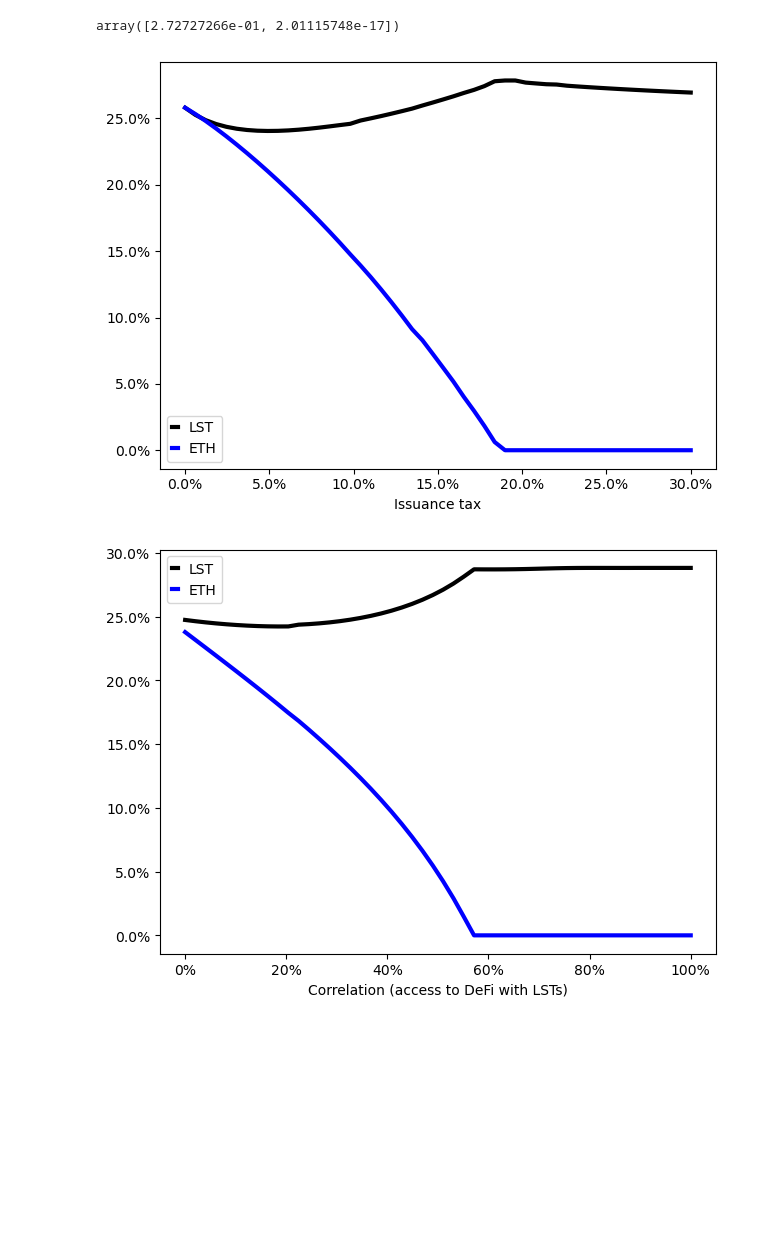
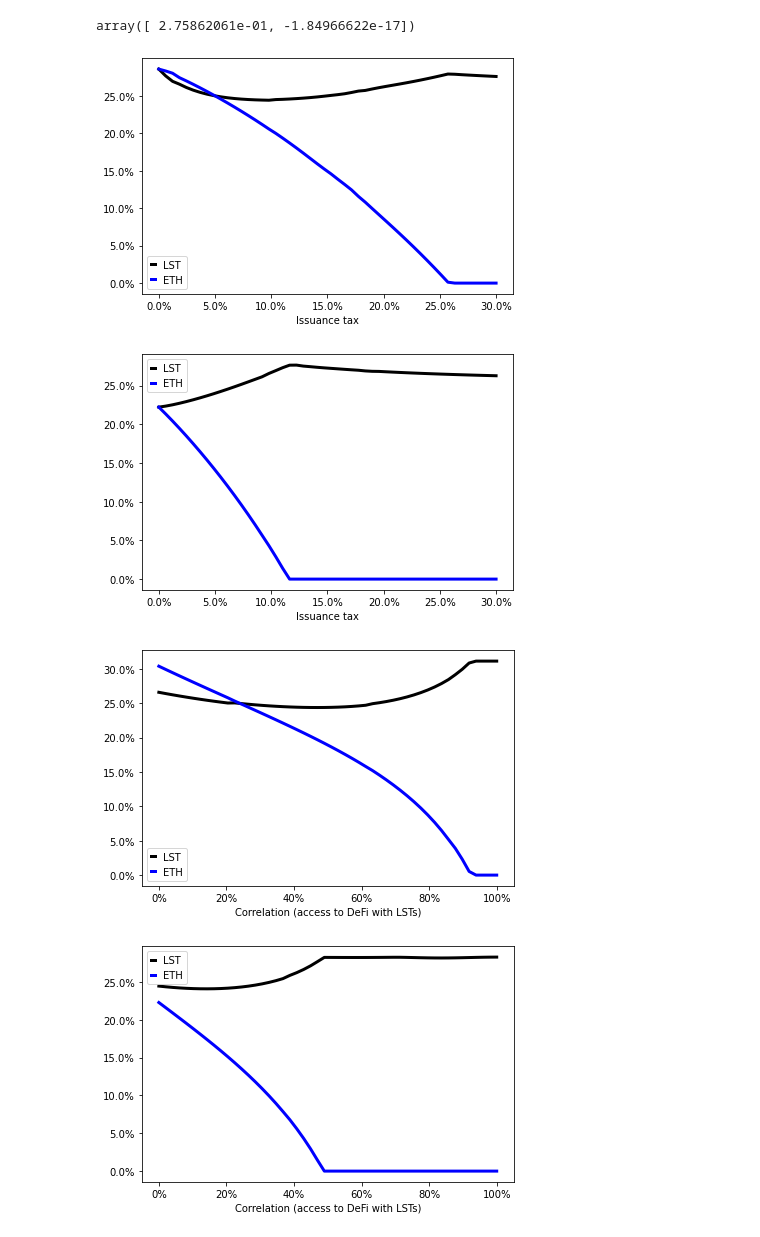
Before and after one commit to FDR0903/staking_talk, a Jupyter notebook: code/genPics.ipynb, the cells around one changed output. Cells and saved outputs as stored; diff of their text form; code cells hidden in the pictures; blank space fills up the shorter version.

```diff
--- a/code/genPics.ipynb
+++ b/code/genPics.ipynb
@@ -23,7 +23,7 @@ mudol    = .1
 mui      = .3
 sigmadol = .5
 rho      = .4
-a        = .01
+a        = 0 #.01
 b        = a
 
 from scipy.optimize import LinearConstraint
@@ -34,41 +34,69 @@ res = minimize(lambda thetas: tomin(thetas, mudol, mui, sigmadol, rho, a, b),  [
 #, method='nelder-mead',               options={'xatol': 1e-8, 'disp': True}
 res.x
 # %% [output]
-array([2.72727266e-01, 2.01115748e-17])
+array([ 2.75862061e-01, -1.84966622e-17])
 # %%
 mudol    = .1
 mui      = .3
 sigmadol = .5
 rho      = .4
-a        = .02
+a        = 0 #.02
 b        = a
 
 muis = np.linspace(0, .3)
 
 thetas = [minimize(lambda thetas: tomin(thetas, mudol, mui, sigmadol, rho, a, b),  [0.5,0.5], constraints = [linear_constraint]).x for mui  in muis]
 
 fig, ax = plt.subplots(1, 1)
 
 def minmiax(x):
     return min(max(x, 0), 1)
 
 ax.plot(muis, [theta[0] for theta in thetas], color='k', lw=3)
 ax.plot(muis, [theta[1] for theta in thetas], color='b', lw=3)
 
 ax.xaxis.set_major_formatter(mtick.PercentFormatter(1))
 ax.yaxis.set_major_formatter(mtick.PercentFormatter(1))
 ax.legend(['LST','ETH'], handlelength=0.4)
 ax.set_xlabel('Issuance tax')
 plt.tight_layout()
-plt.savefig('issuance.png')
+plt.savefig('issuance_nocost.png')
 # %% [output]
-[figure, old version]
+[figure, new version]
+# %%
+mudol    = .1
+mui      = .3
+sigmadol = .5
+rho      = .4
+a        = .04
+b        = a
+
+muis = np.linspace(0, .3)
+
+thetas = [minimize(lambda thetas: tomin(thetas, mudol, mui, sigmadol, rho, a, b),  [0.5,0.5], constraints = [linear_constraint]).x for mui  in muis]
+
+fig, ax = plt.subplots(1, 1)
+
+def minmiax(x):
+    return min(max(x, 0), 1)
+
+ax.plot(muis, [theta[0] for theta in thetas], color='k', lw=3)
+ax.plot(muis, [theta[1] for theta in thetas], color='b', lw=3)
+
+ax.xaxis.set_major_formatter(mtick.PercentFormatter(1))
+ax.yaxis.set_major_formatter(mtick.PercentFormatter(1))
+ax.legend(['LST','ETH'], handlelength=0.4)
+ax.set_xlabel('Issuance tax')
+plt.tight_layout()
+plt.savefig('issuance_cost.png')
+# %% [output]
+[figure, added]
 # %%
 mudol    = .1
-mui      = .1
+mui      = .09
 sigmadol = .5
 rho      = .4
-a        = .03
+a        = 0 #.03
 b        = a
 
 # high taw issuance
@@ -83,6 +111,29 @@ ax.yaxis.set_major_formatter(mtick.PercentFormatter(1))
 ax.legend(['LST','ETH'], handlelength=0.4)
 ax.set_xlabel('Correlation (access to DeFi with LSTs)')
 plt.tight_layout()
-plt.savefig('correl.png')
+plt.savefig('correl_nocost.png')
 # %% [output]
-[figure, old version]
+[figure, new version]
+# %%
+mudol    = .1
+mui      = .09
+sigmadol = .5
+rho      = .4
+a        = .04
+b        = a
+
+# high taw issuance
+rhos = np.linspace(0, 1)
+thetas = [minimize(lambda thetas: tomin(thetas, mudol, mui, sigmadol, rho, a, b),  [0.4,0.4], constraints = [linear_constraint]).x for rho  in rhos]
+
+fig, ax = plt.subplots(1, 1)
+ax.plot(rhos, [theta[0] for theta in thetas], color='k', lw=3)
+ax.plot(rhos, [theta[1] for theta in thetas], color='b', lw=3)
+ax.xaxis.set_major_formatter(mtick.PercentFormatter(1))
+ax.yaxis.set_major_formatter(mtick.PercentFormatter(1))
+ax.legend(['LST','ETH'], handlelength=0.4)
+ax.set_xlabel('Correlation (access to DeFi with LSTs)')
+plt.tight_layout()
+plt.savefig('correl_cost.png')
+# %% [output]
+[figure, added]
```
Also changed, not shown: 6 other files.
